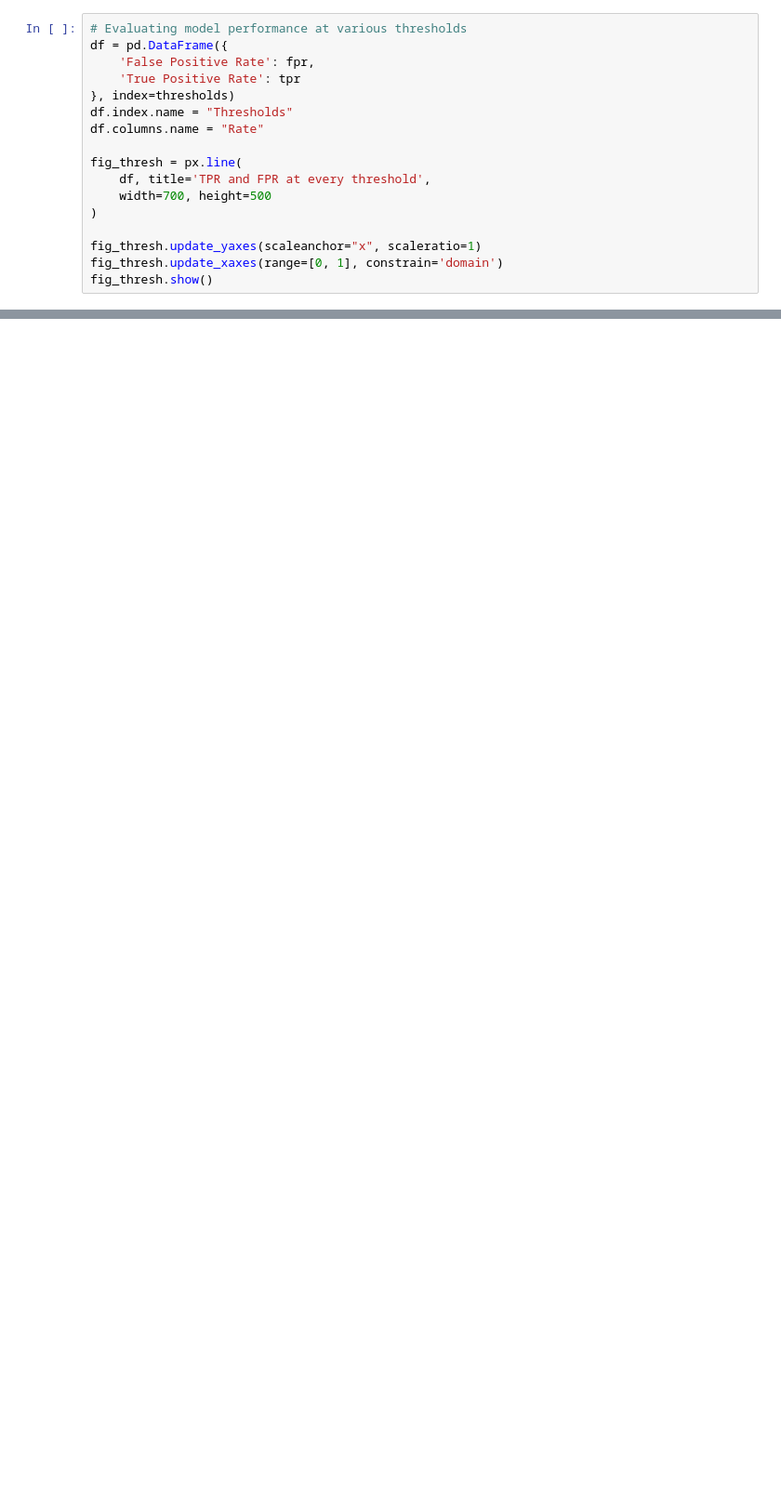
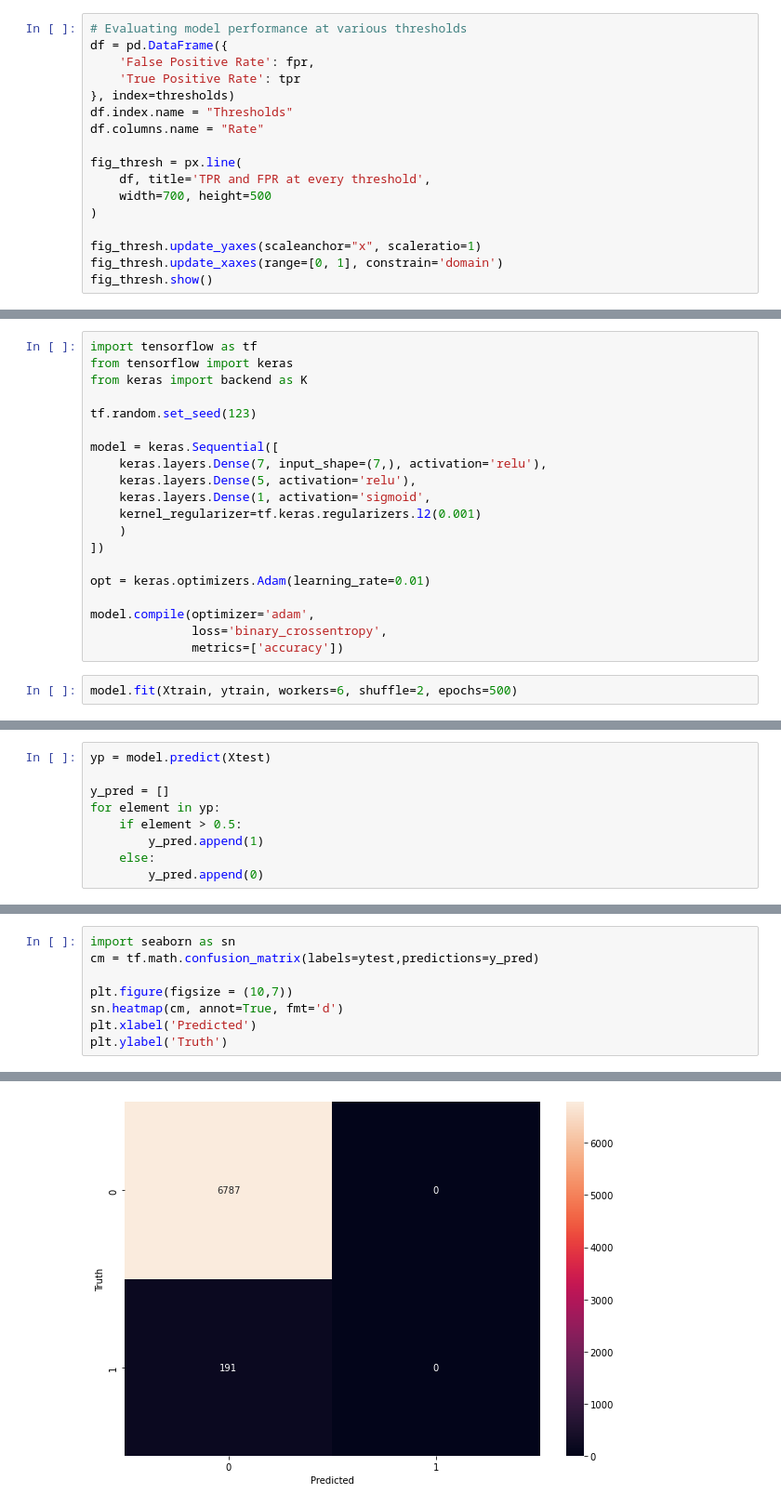
Before and after one commit to inderrana/Predicting-donations-leads-for-NGO, a Jupyter notebook: DSC_Use_Case/added variables H -changing.ipynb, the cells around one changed output, grey strips where cells are left out. Shown at 93% size. Drawn from its saved outputs; the diff is of its cells as text; blank space fills up the shorter version.

```diff
--- a/DSC_Use_Case/added variables H -changing.ipynb
+++ b/DSC_Use_Case/added variables H -changing.ipynb
@@ -955,0 +984,22 @@ fig.show()
+# %%
+import tensorflow as tf
+from tensorflow import keras
+from keras import backend as K
+
+tf.random.set_seed(123)
+
+model = keras.Sequential([
+    keras.layers.Dense(7, input_shape=(7,), activation='relu'),
+    keras.layers.Dense(5, activation='relu'),
+    keras.layers.Dense(1, activation='sigmoid',
+    kernel_regularizer=tf.keras.regularizers.l2(0.001)
+    )
+])
+
+opt = keras.optimizers.Adam(learning_rate=0.01)
+
+model.compile(optimizer='adam',
+              loss='binary_crossentropy',
+              metrics=['accuracy'])
+# %%
+model.fit(Xtrain, ytrain, workers=6, shuffle=2, epochs=500)
@@ -955,0 +1025,9 @@ fig.show()
+# %%
+yp = model.predict(Xtest)
+
+y_pred = []
+for element in yp:
+    if element > 0.5:
+        y_pred.append(1)
+    else:
+        y_pred.append(0)
@@ -955,0 +1054,9 @@ fig.show()
+# %%
+import seaborn as sn
+cm = tf.math.confusion_matrix(labels=ytest,predictions=y_pred)
+
+plt.figure(figsize = (10,7))
+sn.heatmap(cm, annot=True, fmt='d')
+plt.xlabel('Predicted')
+plt.ylabel('Truth')
+# %% [output]
@@ -955,0 +1064 @@ fig.show()
+[figure, added]
```
Also changed, not shown: parts of 30 cells of this notebook.
